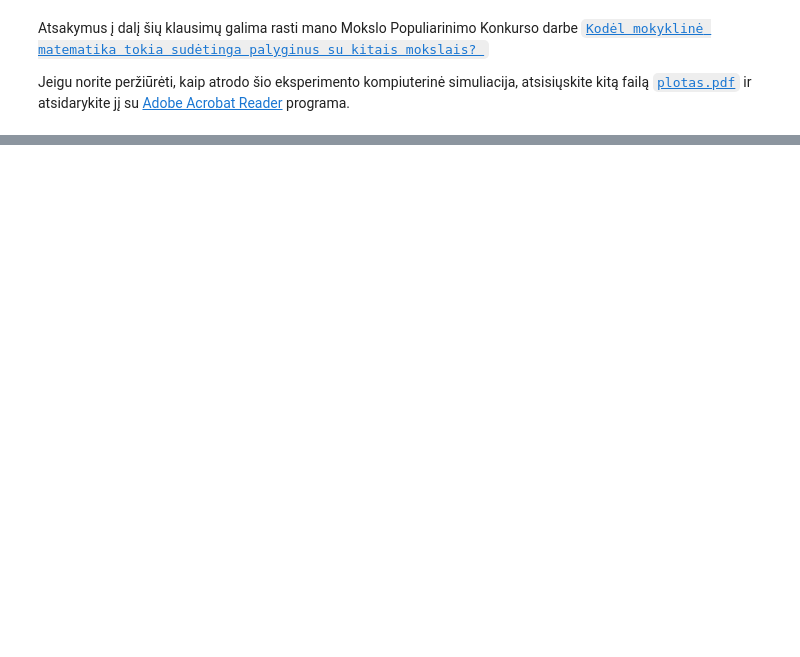
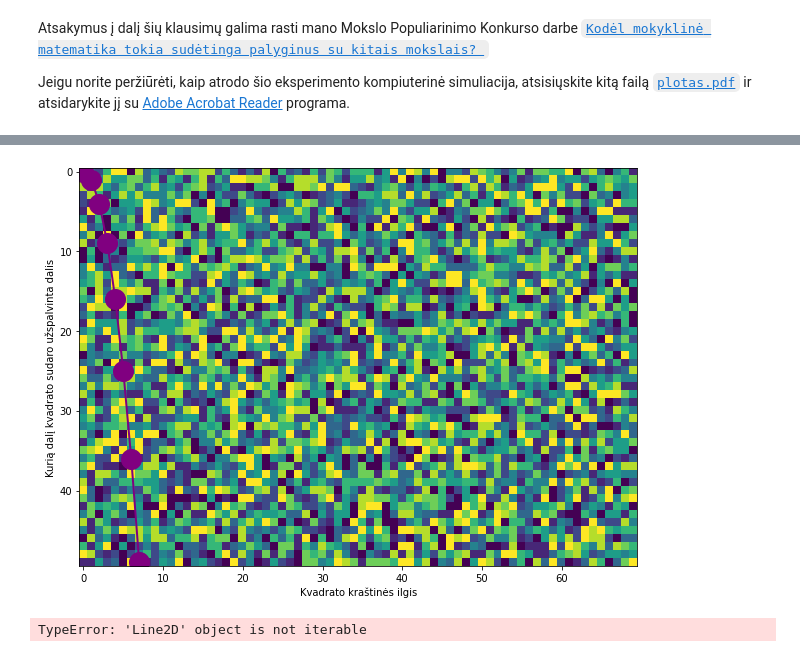
Before and after one commit to loijord/mokslas_2021, a Jupyter notebook: Matematika/Pijui.ipynb, the cells around one changed output, grey strips where cells are left out. Cells and saved outputs as stored; diff of their text form; code cells hidden in the pictures; blank space fills up the shorter version.

```diff
--- a/Matematika/Pijui.ipynb
+++ b/Matematika/Pijui.ipynb
@@ -148,0 +220,34 @@ Jeigu norite peržiūrėti, kaip atrodo šio eksperimento kompiuterinė simuliac
+# %%
+import numpy as np
+import matplotlib.pyplot as plt
+
+
+fig, ax = plt.subplots(figsize=(10, 10))
+
+ax.set_xlabel('Kvadrato kraštinės ilgis')
+ax.set_ylabel('Kurią dalį kvadrato sudaro užspalvinta dalis')
+
+x = np.arange(10)
+y = x**2
+
+#ax.set_xlim(min(x), max(x))
+#ax.set_ylim(min(y), max(y))
+
+
+
+#my_plot = ax.scatter(x, y, s=1000, ec='k', fc='y')#, color='green', marker='o', linewidth=2, markersize=20)
+my_plot = ax.plot(x, y, color='purple', marker='o', linewidth=2, markersize=20)
+
+#ax.plot([0, 5], [25, 25], color='lightblue', linestyle='dashed')
+#ax.plot([5, 5], [0, 25], color='lightblue', linestyle='dashed')
+
+ax.imshow(arr)
+
+
+plt.show()
+# %% [output]
+[figure, added]
+# %%
+my_plot[0]
+# %% [output]
+TypeError: 'Line2D' object is not iterable
```
Also changed, not shown: parts of 21 cells of this notebook, 6 other files.
